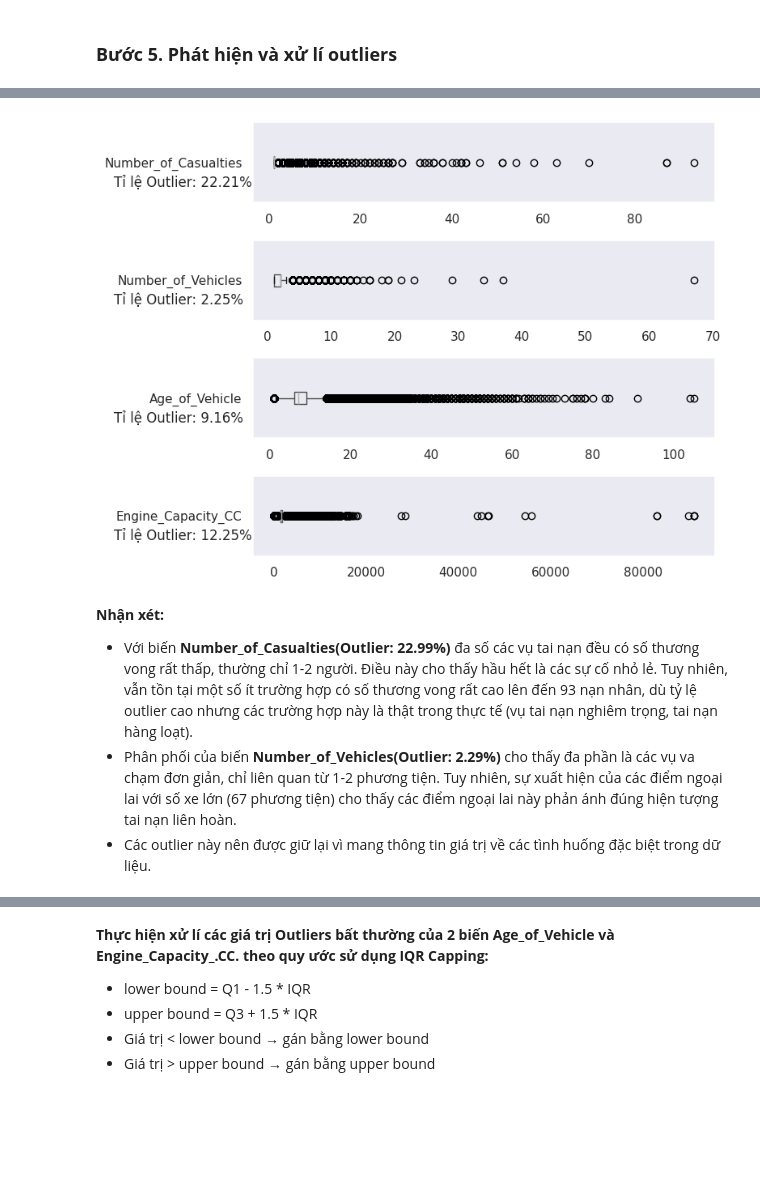
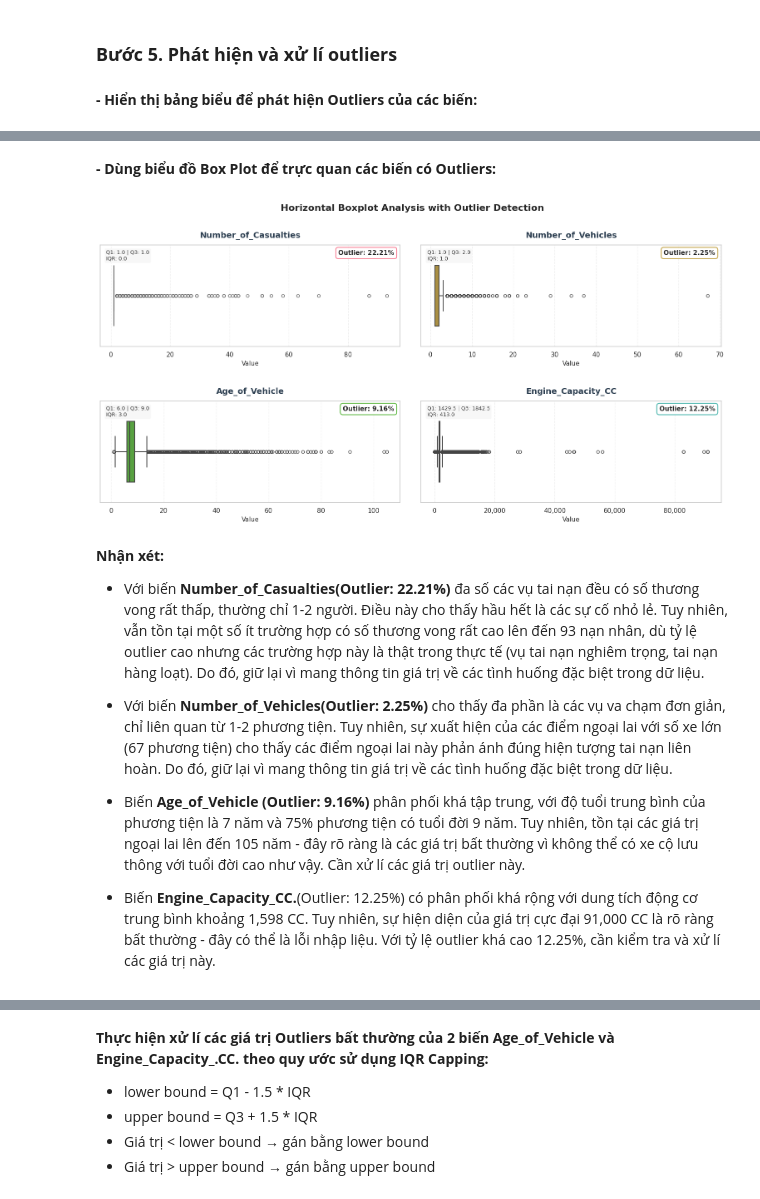
Before and after one commit to mihhwiNick/DA_project, a Jupyter notebook: UK_Road_Traffic_Accident_DA.ipynb, the cells around one changed output, grey strips where cells are left out. Saved outputs shown, nothing was run; the diff lists cells and outputs as text; code cells hidden in the pictures; blank space fills up the shorter version.

```diff
--- a/UK_Road_Traffic_Accident_DA.ipynb
+++ b/UK_Road_Traffic_Accident_DA.ipynb
@@ -832,6 +832,8 @@ merged_data.isnull().sum()
 dtype: int64
 # %% [markdown]
 ### **Bước 5. Phát hiện và xử lí outliers**
+# %% [markdown]
+**- Hiển thị bảng biểu để phát hiện Outliers của các biến:**
 # %%
 merged_data.describe().T
 # %% [output]
@@ -842,40 +844,80 @@ merged_data.describe().T
 | Year | 1143007.0 | 2013.388757 | 2.288024 | 2010.0 | 2011.0 | 2013.0 | 2015.0 | 2017.0 |
 | Age_of_Vehicle | 1143007.0 | 7.431202 | 3.581206 | 1.0 | 6.0 | 7.0 | 9.0 | 105.0 |
 | Engine_Capacity_CC | 1143007.0 | 1843.287130 | 1349.621706 | 2.0 | 1429.5 | 1598.0 | 1842.5 | 91000.0 |
+# %% [markdown]
+**- Dùng biểu đồ Box Plot để trực quan các biến có Outliers:**
 # %%
+import seaborn as sns
+import matplotlib.pyplot as plt
+import numpy as np
+
 num_cols = ['Number_of_Casualties', 'Number_of_Vehicles', 'Age_of_Vehicle', 'Engine_Capacity_CC']
-sns.set(style='darkgrid')
-fig, axes = plt.subplots(4, 1, figsize=(8, 6))
 
-for ax, col in zip(axes, num_cols):
-    # Tính toán outlier cho từng biến
+# Set style đẹp
+sns.set_style("whitegrid")
+sns.set_palette("husl")
+
+# Tạo subplot 2x2
+fig, axes = plt.subplots(2, 2, figsize=(16, 8))
+axes = axes.flatten()
+
+for idx, (ax, col) in enumerate(zip(axes, num_cols)):
+    # Tính toán outlier
     Q1 = merged_data[col].quantile(0.25)
     Q3 = merged_data[col].quantile(0.75)
     IQR = Q3 - Q1
     lower_bound = Q1 - 1.5 * IQR
     upper_bound = Q3 + 1.5 * IQR
 
-    # Đếm số lượng outlier
     outlier_count = merged_data[
-        (merged_data[col] < lower_bound) |
-        (merged_data[col] > upper_bound)
+        (merged_data[col] < lower_bound) | (merged_data[col] > upper_bound)
     ].shape[0]
 
     total_count = merged_data.shape[0]
     outlier_percentage = (outlier_count / total_count) * 100
 
-    # Vẽ boxplot
-    bp = merged_data.boxplot(column=col, grid=False, vert=False, ax=ax)
-    ax.text(-0.35, 0.25, f'Tỉ lệ Outlier: {outlier_percentage:.2f}%',
-            transform=ax.transAxes, fontsize=12,
-            verticalalignment='center', horizontalalignment='left')
+    # Vẽ boxplot ngang
+    sns.boxplot(x=merged_data[col],
+                ax=ax,
+                orient='h',
+                width=0.6,
+                fliersize=5,
+                linewidth=1.5,
+                color=f'C{idx}')
 
-plt.tight_layout()
+    ax.set_title(col, fontsize=14, fontweight='bold', pad=12, color='#2C3E50')
+    ax.set_xlabel('Value', fontsize=11)
+    ax.set_ylabel('')
+
+    # Thông tin outlier - đặt ở góc trên phải
+    ax.text(0.98, 0.95, f'Outlier: {outlier_percentage:.2f}%',
+            transform=ax.transAxes, fontsize=11, fontweight='bold',
+            verticalalignment='top', horizontalalignment='right',
+            bbox=dict(boxstyle='round,pad=0.4', facecolor='white',
+                     edgecolor=f'C{idx}', alpha=0.9, linewidth=1.5))
+
+    stats_text = f'Q1: {Q1:.1f} | Q3: {Q3:.1f}\nIQR: {IQR:.1f}'
+    ax.text(0.02, 0.95, stats_text,
+            transform=ax.transAxes, fontsize=9,
+            verticalalignment='top', horizontalalignment='left',
+            bbox=dict(boxstyle='round,pad=0.3', facecolor='whitesmoke', alpha=0.7))
+
+    ax.grid(True, linestyle='--', alpha=0.3, axis='x')
+    ax.set_axisbelow(True)
+
+    if col == 'Engine_Capacity_CC':
+        ax.xaxis.set_major_formatter(plt.FuncFormatter(lambda x, p: f'{int(x):,}'))
+
+plt.tight_layout(pad=3.0)
+fig.suptitle('Horizontal Boxplot Analysis with Outlier Detection',
+             fontsize=16, fontweight='bold', y=1.02)
 plt.show()
 # %% [output]
-[figure, old version]
+[figure, new version]
 # %% [markdown]
 **Nhận xét:**
-+ Với biến **Number_of_Casualties(Outlier: 22.99%)** đa số các vụ tai nạn đều có số thương vong rất thấp, thường chỉ 1-2 người. Điều này cho thấy hầu hết là các sự cố nhỏ lẻ. Tuy nhiên, vẫn tồn tại một số ít trường hợp có số thương vong rất cao lên đến 93 nạn nhân, dù tỷ lệ outlier cao nhưng các trường hợp này là thật trong thực tế (vụ tai nạn nghiêm trọng, tai nạn hàng loạt).
-+ Phân phối của biến **Number_of_Vehicles(Outlier: 2.29%)** cho thấy đa phần là các vụ va chạm đơn giản, chỉ liên quan từ 1-2 phương tiện. Tuy nhiên, sự xuất hiện của các điểm ngoại lai với số xe lớn (67 phương tiện) cho thấy các điểm ngoại lai này phản ánh đúng hiện tượng tai nạn liên hoàn.
-+ Các outlier này nên được giữ lại vì mang thông tin giá trị về các tình huống đặc biệt trong dữ liệu.
++ Với biến **Number_of_Casualties(Outlier: 22.21%)** đa số các vụ tai nạn đều có số thương vong rất thấp, thường chỉ 1-2 người. Điều này cho thấy hầu hết là các sự cố nhỏ lẻ. Tuy nhiên, vẫn tồn tại một số ít trường hợp có số thương vong rất cao lên đến 93 nạn nhân, dù tỷ lệ outlier cao nhưng các trường hợp này là thật trong thực tế (vụ tai nạn nghiêm trọng, tai nạn hàng loạt). Do đó, giữ lại vì mang thông tin giá trị về các tình huống đặc biệt trong dữ liệu.
++ Với biến **Number_of_Vehicles(Outlier: 2.25%)** cho thấy đa phần là các vụ va chạm đơn giản, chỉ liên quan từ 1-2 phương tiện. Tuy nhiên, sự xuất hiện của các điểm ngoại lai với số xe lớn (67 phương tiện) cho thấy các điểm ngoại lai này phản ánh đúng hiện tượng tai nạn liên hoàn. Do đó, giữ lại vì mang thông tin giá trị về các tình huống đặc biệt trong dữ liệu.
+
++ Biến **Age_of_Vehicle (Outlier: 9.16%)** phân phối khá tập trung, với độ tuổi trung bình của phương tiện là 7 năm và 75% phương tiện có tuổi đời 9 năm. Tuy nhiên, tồn tại các giá trị ngoại lai lên đến 105 năm - đây rõ ràng là các giá trị bất thường vì không thể có xe cộ lưu thông với tuổi đời cao như vậy. Cần xử lí các giá trị outlier này.
++ Biến **Engine_Capacity_CC.**(Outlier: 12.25%) có phân phối khá rộng với dung tích động cơ trung bình khoảng 1,598 CC. Tuy nhiên, sự hiện diện của giá trị cực đại 91,000 CC là rõ ràng bất thường - đây có thể là lỗi nhập liệu. Với tỷ lệ outlier khá cao 12.25%, cần kiểm tra và xử lí các giá trị này.
```
Also changed, not shown: parts of 3 cells of this notebook.
